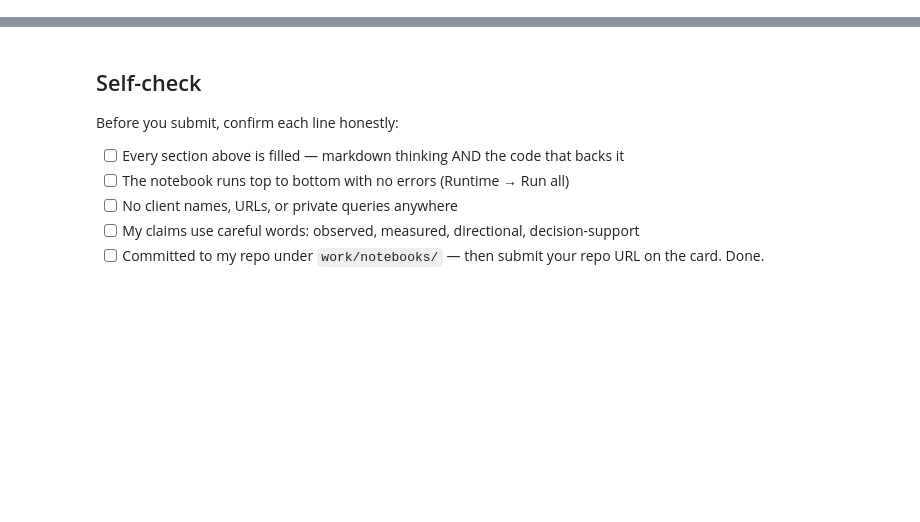
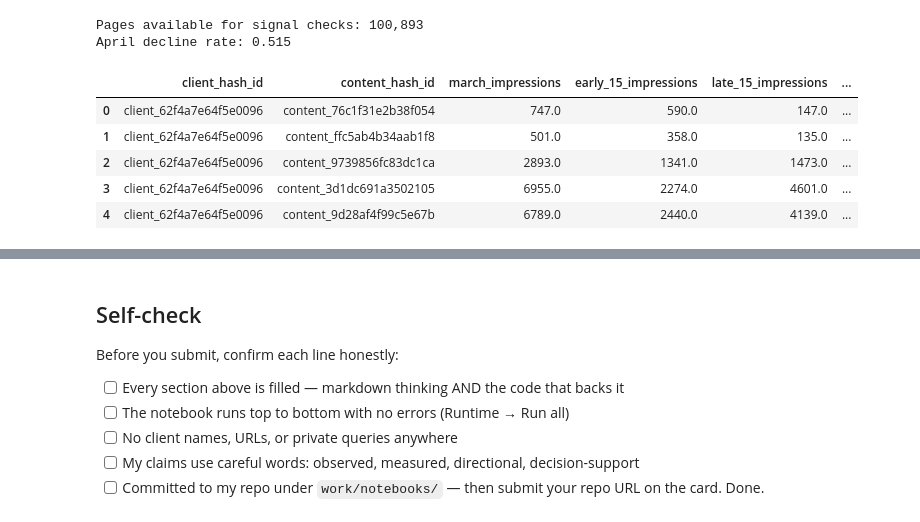
Before and after one commit to ismayilysfli/FlyRank-ml, a Jupyter notebook: work/notebooks/w04_baseline_score.ipynb, the cells around one changed output, grey strips where cells are left out. Saved outputs shown, nothing was run; the diff lists cells and outputs as text; code cells hidden in the pictures; blank space fills up the shorter version.

```diff
--- a/work/notebooks/w04_baseline_score.ipynb
+++ b/work/notebooks/w04_baseline_score.ipynb
@@ -36,0 +53,77 @@ This skeleton is yours to fill. Work the sections **in order** — each one has
+# %%
+page_data = con.sql(f"""
+    WITH march AS (
+        SELECT
+            client_hash_id,
+            content_hash_id,
+
+            SUM(gsc_impressions) AS march_impressions,
+
+            SUM(
+                CASE
+                    WHEN report_date BETWEEN DATE '2026-03-01' AND DATE '2026-03-15'
+                    THEN gsc_impressions ELSE 0
+                END
+            ) AS early_15_impressions,
+
+            SUM(
+                CASE
+                    WHEN report_date BETWEEN DATE '2026-03-17' AND DATE '2026-03-31'
+                    THEN gsc_impressions ELSE 0
+                END
+            ) AS late_15_impressions
+
+        FROM {MARCH}
+        WHERE gsc_data_available IS TRUE
+
+        GROUP BY 1, 2
+        HAVING SUM(gsc_impressions) >= 100
+    ),
+
+    april AS (
+        SELECT
+            client_hash_id,
+            content_hash_id,
+            SUM(gsc_impressions) AS april_impressions
+
+        FROM {APRIL}
+        WHERE gsc_data_available IS TRUE
+
+        GROUP BY 1, 2
+    )
+
+    SELECT
+        m.*,
+        a.april_impressions,
+
+        CASE
+            WHEN early_15_impressions > 0
+            THEN 100.0 *
+                 (late_15_impressions - early_15_impressions)
+                 / early_15_impressions
+            ELSE NULL
+        END AS march_change_pct,
+
+        CASE
+            WHEN a.april_impressions < 0.8 * m.march_impressions
+            THEN 1 ELSE 0
+        END AS april_decline
+
+    FROM march m
+    INNER JOIN april a
+        USING (client_hash_id, content_hash_id)
+""").df()
+
+print(f"Pages available for signal checks: {len(page_data):,}")
+print(f"April decline rate: {page_data['april_decline'].mean():.3f}")
+
+page_data.head()
+# %% [output]
+Pages available for signal checks: 100,893
+April decline rate: 0.515
+|  | client_hash_id | content_hash_id | march_impressions | early_15_impressions | late_15_impressions | ... |
+| 0 | client_62f4a7e64f5e0096 | content_76c1f31e2b38f054 | 747.0 | 590.0 | 147.0 | ... |
+| 1 | client_62f4a7e64f5e0096 | content_ffc5ab4b34aab1f8 | 501.0 | 358.0 | 135.0 | ... |
+| 2 | client_62f4a7e64f5e0096 | content_9739856fc83dc1ca | 2893.0 | 1341.0 | 1473.0 | ... |
+| 3 | client_62f4a7e64f5e0096 | content_3d1dc691a3502105 | 6955.0 | 2274.0 | 4601.0 | ... |
+| 4 | client_62f4a7e64f5e0096 | content_9d28af4f99c5e67b | 6789.0 | 2440.0 | 4139.0 | ... |
```
Also changed, not shown: parts of 19 cells of this notebook.
